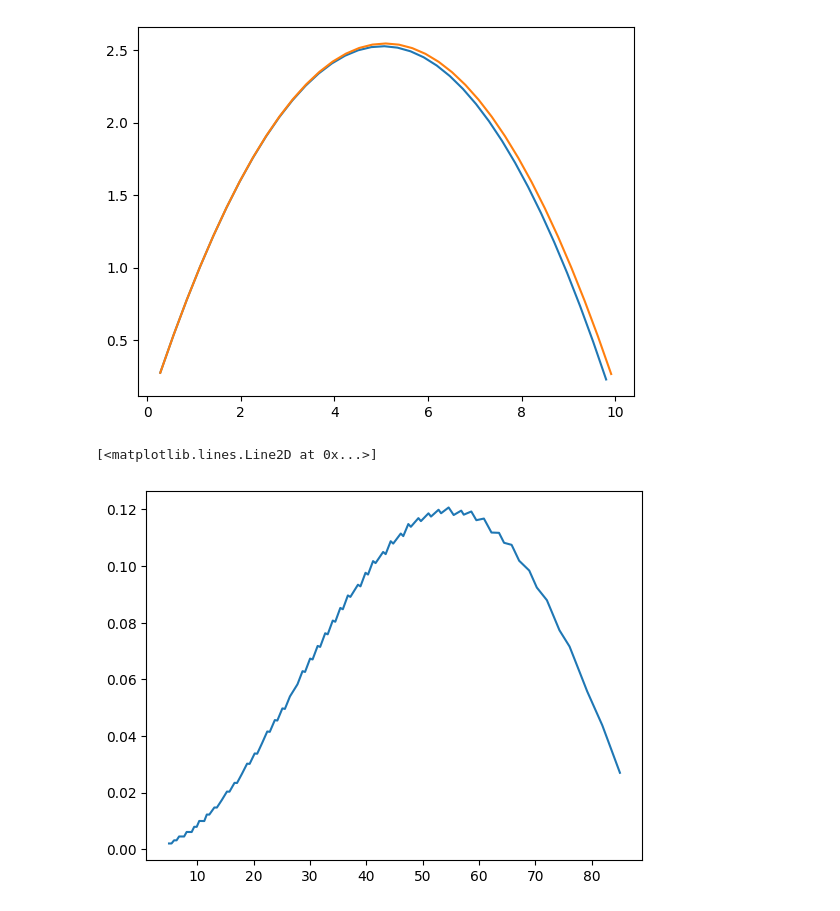
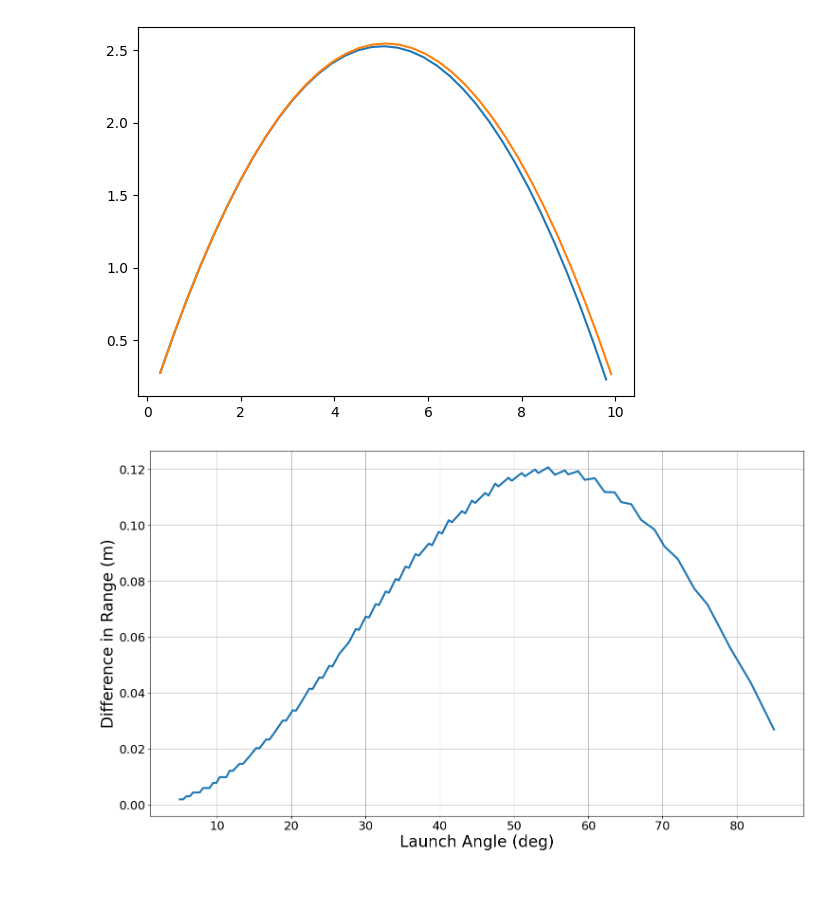
Before and after one commit to decaelus/Best_Putt_Angle, a Jupyter notebook: Best Putt Angle.ipynb, the cells around one changed output. Drawn from its saved outputs; the diff is of its cells as text; code cells hidden in the pictures; blank space fills up the shorter version.

Commit message:
Made cleaner figure

```diff
--- a/Best Putt Angle.ipynb
+++ b/Best Putt Angle.ipynb
@@ -136,33 +136,38 @@ def calc_delta_range(launch_angle):
 
         ### No Drag ###
         res_no_drag = odeint(calc_gravitational_force, v0_vector, t)
         vx_no_drag = res_no_drag[:,0]
         vy_no_drag = res_no_drag[:,1]
         x_no_drag = cumtrapz(vx_no_drag, t)
         y_no_drag = cumtrapz(vy_no_drag, t)
         ind = y_no_drag > 0.
         x_no_drag = x_no_drag[ind]
         y_no_drag = y_no_drag[ind]
         vx_no_drag = vx_no_drag[1:][ind]
         vy_no_drag = vy_no_drag[1:][ind]
 
         Delta_R = np.nanmax(x_no_drag) - np.nanmax(x_drag)
         return Delta_R
     except:
         return None
 
 vectorized_calc_delta_range = np.vectorize(calc_delta_range)
 
 launch_angles = np.linspace(5., 85., 180)*np.pi/180.
 delta_ranges = vectorized_calc_delta_range(launch_angles)
 
 # Weird numerical instablity
 delta = np.append(0, np.abs(delta_ranges[1:] - delta_ranges[:-1]))
 ind = delta < 0.0025
 launch_angles = launch_angles[ind]
 delta_ranges = delta_ranges[ind]
 
-plt.plot(launch_angles*180./np.pi, delta_ranges)
+plt.figure(figsize=(10*16./9, 10))
+
+plt.plot(launch_angles*180./np.pi, delta_ranges, lw=3)
+plt.xlabel("Launch Angle (deg)", fontsize=24)
+plt.ylabel("Difference in Range (m)", fontsize=24)
+plt.tick_params(labelsize=18)
+plt.grid()
 # %% [output]
-[<matplotlib.lines.Line2D at 0x...>]
-[figure, old version]
+[figure, new version]
```
Also changed, not shown: parts of 1 cell of this notebook.
